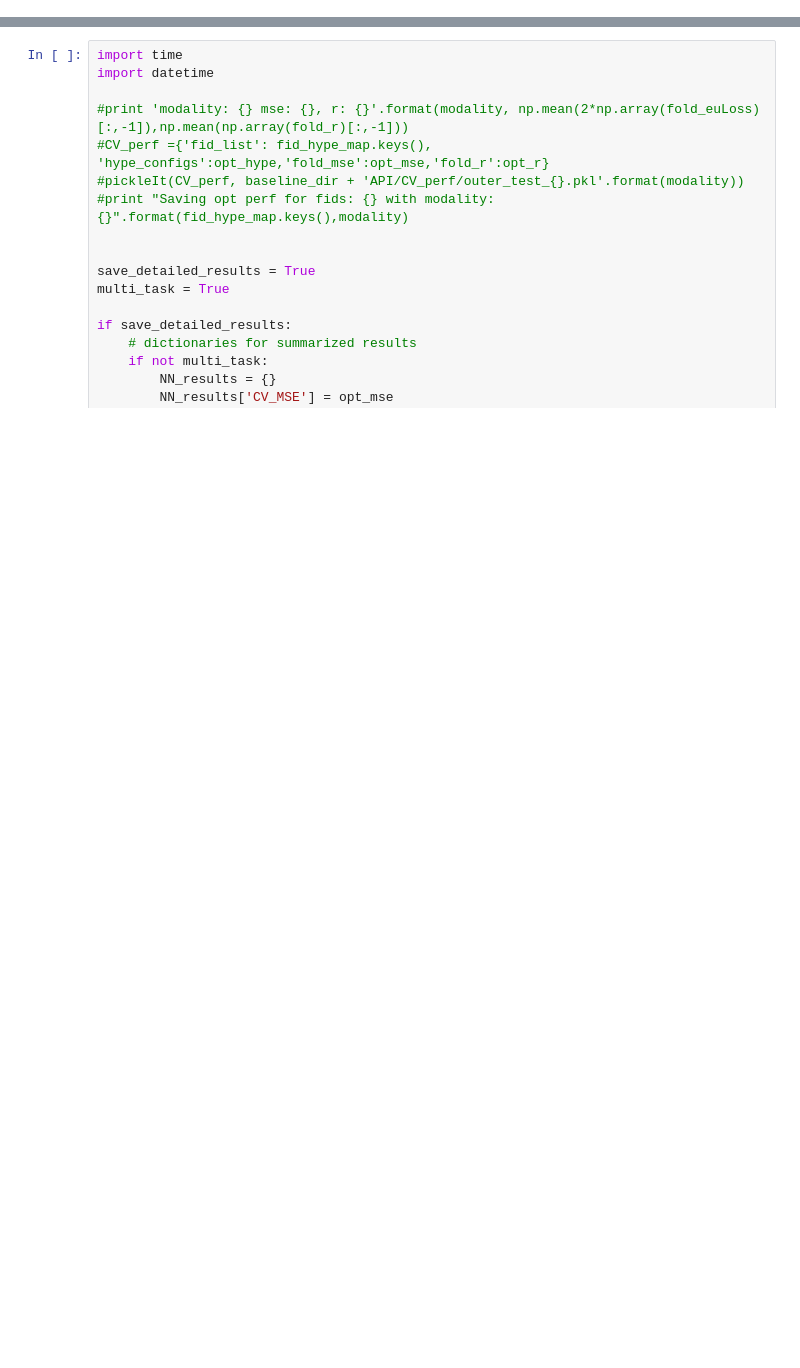
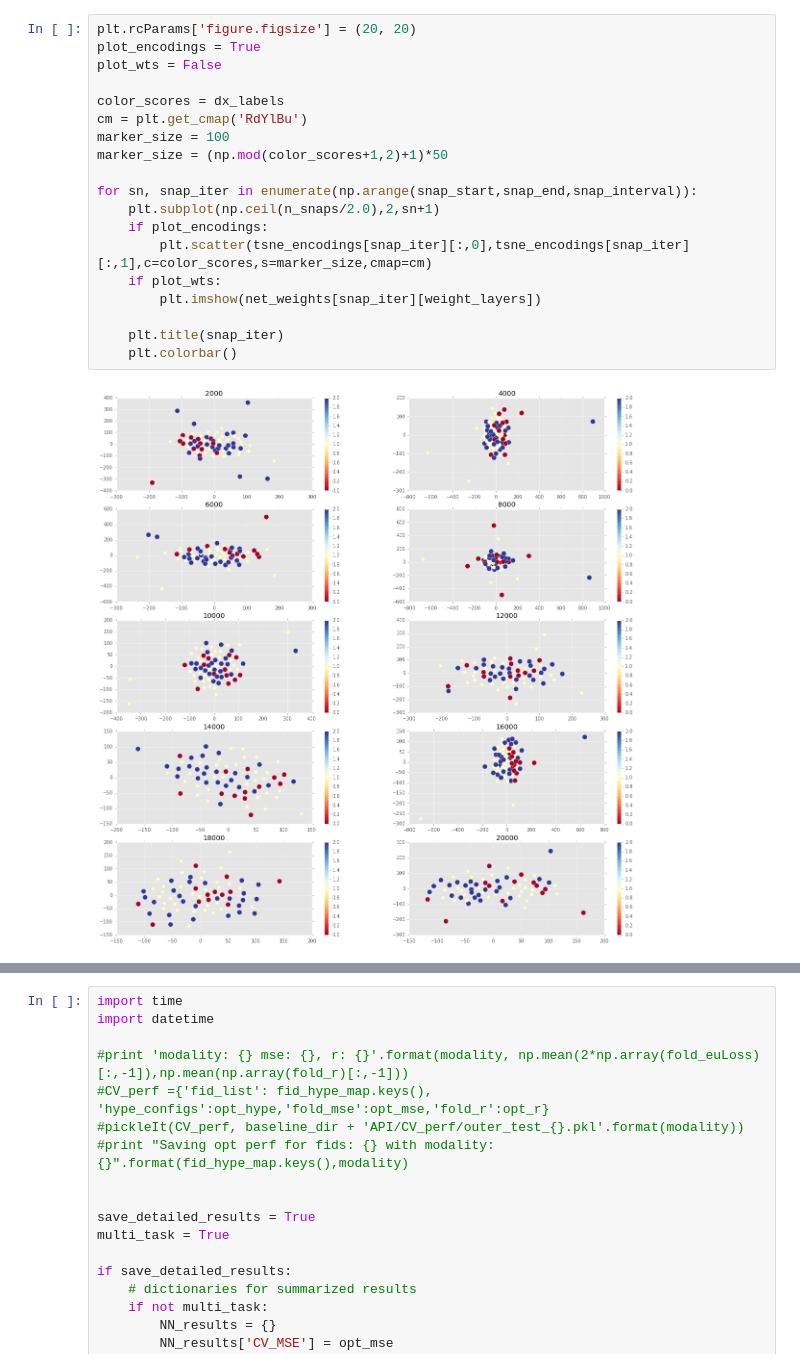
Before and after one commit to TIGRLab/NI-ML, a Jupyter notebook: models/notebooks/Caffe_API_ADNI.ipynb, the cells around one changed output, grey strips where cells are left out. Cells and saved outputs as stored; diff of their text form; blank space fills up the shorter version.

```diff
--- a/models/notebooks/Caffe_API_ADNI.ipynb
+++ b/models/notebooks/Caffe_API_ADNI.ipynb
@@ -1026,0 +1116,21 @@ print 'MMSE, opt_mse: {}'.format(NN_multitask_results['MMSE']['opt_mse'])
+# %%
+plt.rcParams['figure.figsize'] = (20, 20)
+plot_encodings = True
+plot_wts = False
+
+color_scores = dx_labels
+cm = plt.get_cmap('RdYlBu')
+marker_size = 100
+marker_size = (np.mod(color_scores+1,2)+1)*50
+
+for sn, snap_iter in enumerate(np.arange(snap_start,snap_end,snap_interval)):
+    plt.subplot(np.ceil(n_snaps/2.0),2,sn+1)
+    if plot_encodings:
+        plt.scatter(tsne_encodings[snap_iter][:,0],tsne_encodings[snap_iter][:,1],c=color_scores,s=marker_size,cmap=cm)
+    if plot_wts:
+        plt.imshow(net_weights[snap_iter][weight_layers])
+
+    plt.title(snap_iter)
+    plt.colorbar()
+# %% [output]
+[figure, added]
```
Also changed, not shown: parts of 45 cells of this notebook, 9 other files.
